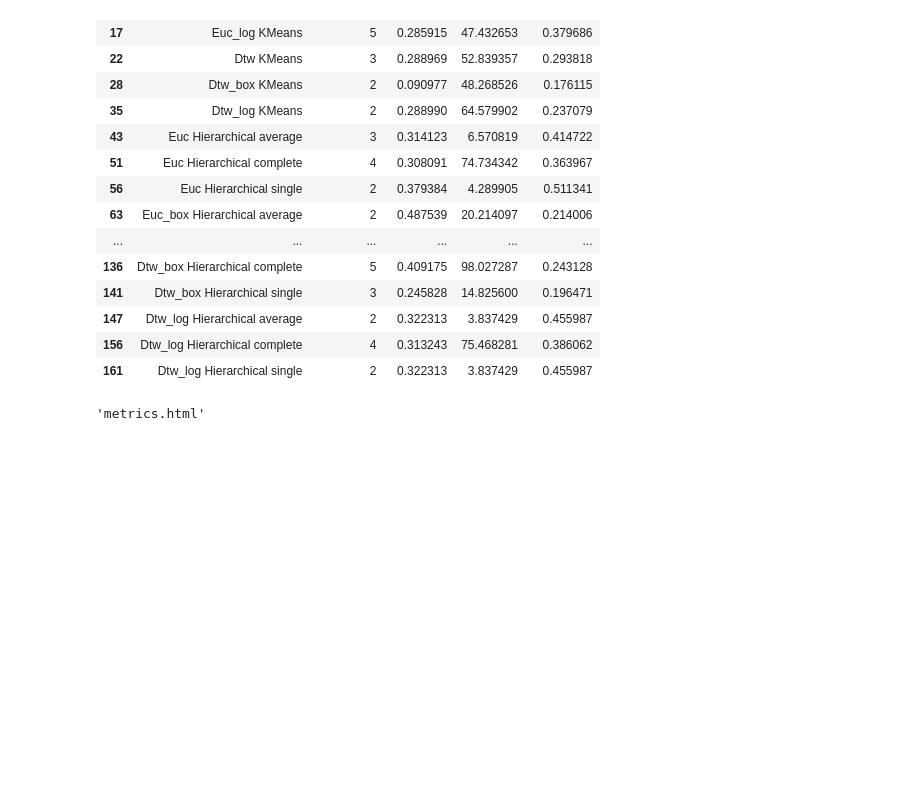
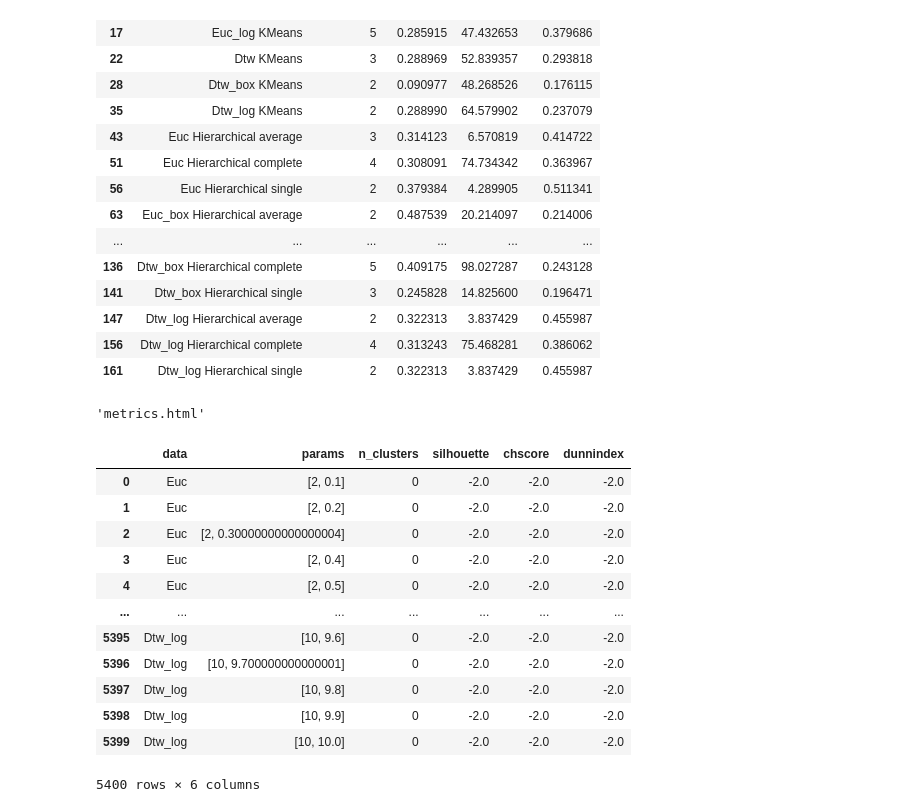
Before and after one commit to amakarewicz/BEngThesis, a Jupyter notebook: Experiments.ipynb, the cells around one changed output. Drawn from its saved outputs; the diff is of its cells as text; code cells hidden in the pictures; blank space fills up the shorter version.

```diff
--- a/Experiments.ipynb
+++ b/Experiments.ipynb
@@ -319,3 +308,44 @@ fig.update_layout(dict(updatemenus=[dict(
 plot(fig, filename='metrics.html')
 # %% [output]
 'metrics.html'
+# %%
+matrices = [euc_matrix, euc_matrix_box, euc_matrix_log, dtw_matrix, dtw_matrix_box, dtw_matrix_log]
+silhouette = []
+chscore = []
+dunnindex = []
+n_clusters = []
+params = []
+min_grid = [x for x in range(2, 11, 1)] # min_samples parameter
+eps_grid = np.arange(0.1, 10.1, 0.1) # eps parameter
+for matrix in matrices:
+    for m in min_grid:
+        for e in eps_grid:
+            dbscan = dbscan_clustering(eps = e, min_samples = m, matrix=matrix)
+            if len(set(dbscan.labels_)) < 3:
+                silhouette.append(-2)
+                chscore.append(-2)
+                dunnindex.append(-2)
+            else:
+                silhouette.append(silhouette_score(matrix, dbscan.labels_))
+                chscore.append(symbolicDA.index_G1d(matrix, dbscan.labels_+2)[0])
+                dunnindex.append(clValid.dunn(matrix, dbscan.labels_+2)[0])
+            n_clusters.append(len(set(dbscan.labels_))-1)
+            params.append('[' + str(m) + ', ' + str(e) + ']')
+metrics2 = pd.DataFrame({'params' : params, 'n_clusters' : n_clusters, 'silhouette' : silhouette, 'chscore' : chscore, 'dunnindex' : dunnindex})
+metrics2['data'] = pd.Series(['Euc']*900 + ['Euc_box']*900 + ['Euc_log']*900 + ['Dtw']*900 + ['Dtw_box']*900 + ['Dtw_log']*900)
+metrics2 = metrics2[['data', 'params', 'n_clusters', 'silhouette', 'chscore', 'dunnindex']]
+metrics2
+# %% [output]
+|  | data | params | n_clusters | silhouette | chscore | dunnindex |
+| 0 | Euc | [2, 0.1] | 0 | -2.0 | -2.0 | -2.0 |
+| 1 | Euc | [2, 0.2] | 0 | -2.0 | -2.0 | -2.0 |
+| 2 | Euc | [2, 0.30000000000000004] | 0 | -2.0 | -2.0 | -2.0 |
+| 3 | Euc | [2, 0.4] | 0 | -2.0 | -2.0 | -2.0 |
+| 4 | Euc | [2, 0.5] | 0 | -2.0 | -2.0 | -2.0 |
+| ... | ... | ... | ... | ... | ... | ... |
+| 5395 | Dtw_log | [10, 9.6] | 0 | -2.0 | -2.0 | -2.0 |
+| 5396 | Dtw_log | [10, 9.700000000000001] | 0 | -2.0 | -2.0 | -2.0 |
+| 5397 | Dtw_log | [10, 9.8] | 0 | -2.0 | -2.0 | -2.0 |
+| 5398 | Dtw_log | [10, 9.9] | 0 | -2.0 | -2.0 | -2.0 |
+| 5399 | Dtw_log | [10, 10.0] | 0 | -2.0 | -2.0 | -2.0 |
+5400 rows × 6 columns
```
Also changed, not shown: parts of 3 cells of this notebook, 3 other files.
